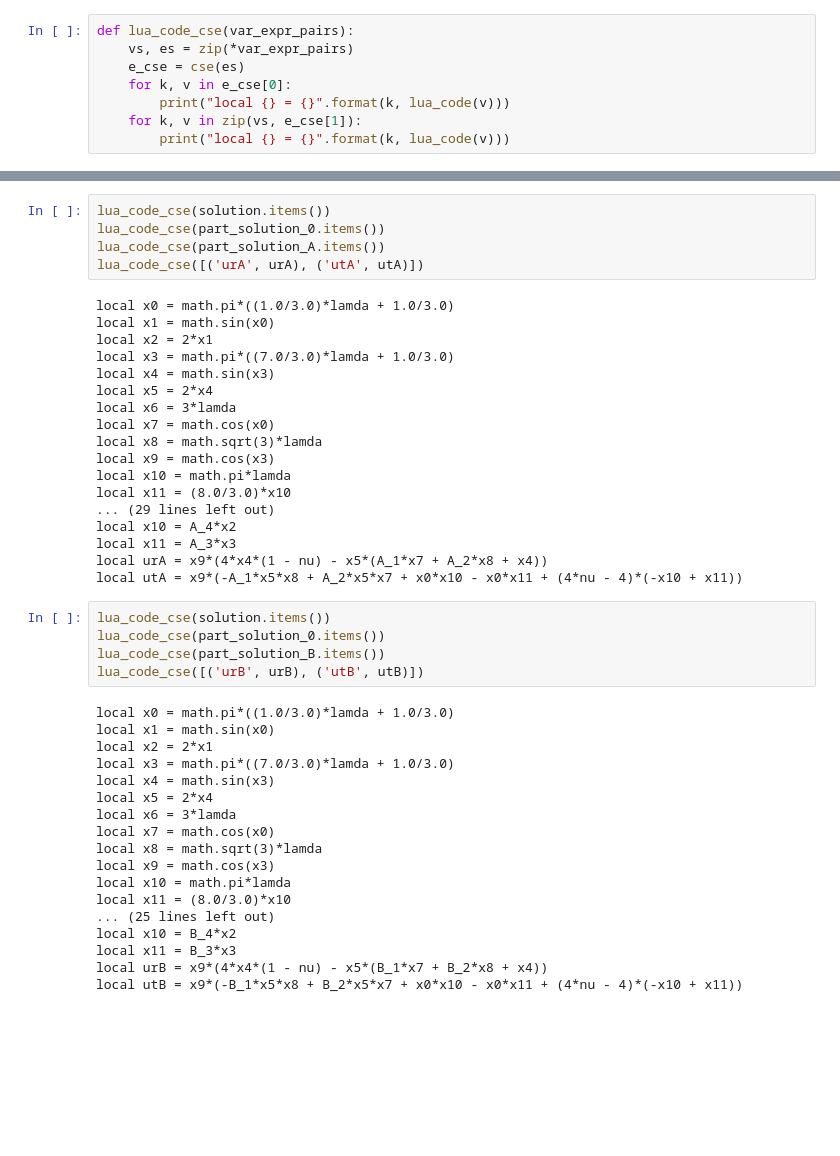
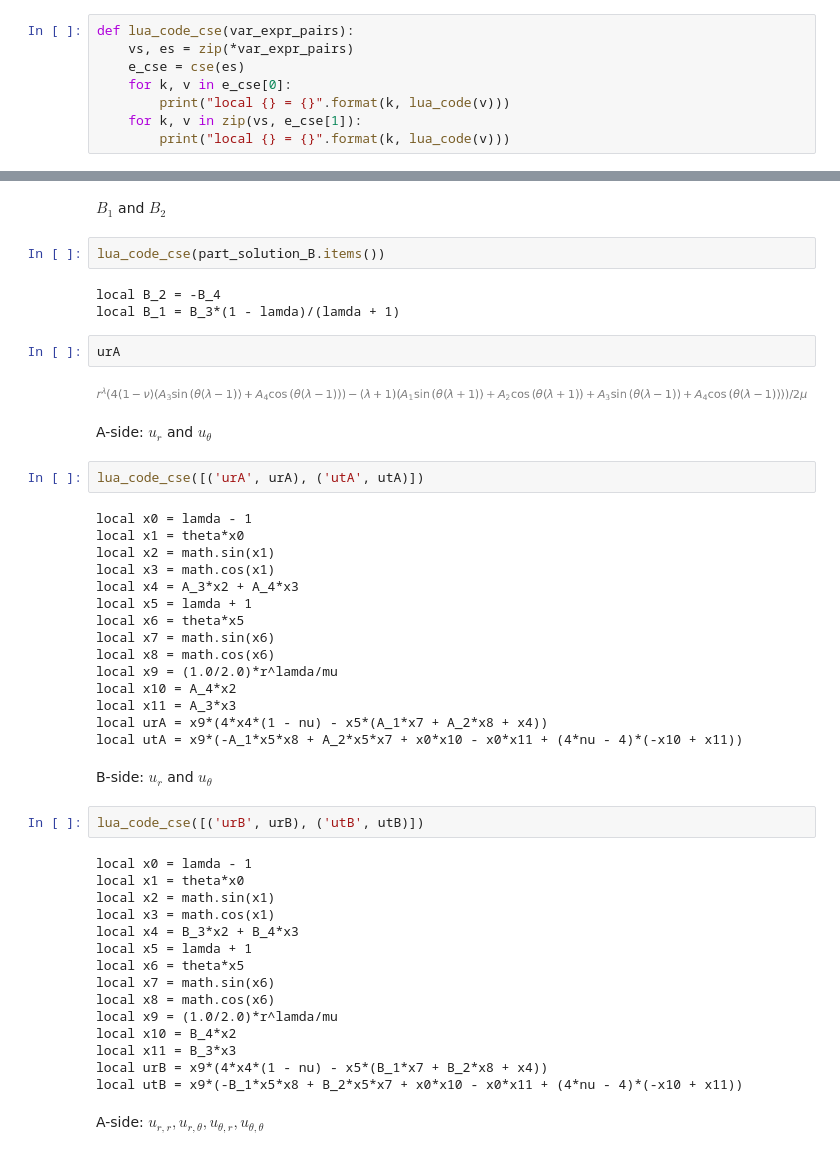
Before and after one commit to TEAR-ERC/tandem, a Jupyter notebook: notebooks/wedge.ipynb, the cells around one changed output, grey strips where cells are left out. Drawn from its saved outputs; the diff is of its cells as text; blank space fills up the shorter version.

```diff
--- a/notebooks/wedge.ipynb
+++ b/notebooks/wedge.ipynb
@@ -322,46 +366,51 @@ def lua_code_cse(var_expr_pairs):
+# %% [markdown]
+$B_1$ and $B_2$
+# %%
+lua_code_cse(part_solution_B.items())
+# %% [output]
+local B_2 = -B_4
+local B_1 = B_3*(1 - lamda)/(lamda + 1)
+# %%
+urA
+# %% [output]
+[figure, added]
+# %% [markdown]
+A-side: $u_r$ and $u_\theta$
 # %%
-lua_code_cse(solution.items())
-lua_code_cse(part_solution_0.items())
-lua_code_cse(part_solution_A.items())
 lua_code_cse([('urA', urA), ('utA', utA)])
 # %% [output]
-local x0 = math.pi*((1.0/3.0)*lamda + 1.0/3.0)
-local x1 = math.sin(x0)
-local x2 = 2*x1
-local x3 = math.pi*((7.0/3.0)*lamda + 1.0/3.0)
-local x4 = math.sin(x3)
-local x5 = 2*x4
-local x6 = 3*lamda
-local x7 = math.cos(x0)
-local x8 = math.sqrt(3)*lamda
-local x9 = math.cos(x3)
-local x10 = math.pi*lamda
-local x11 = (8.0/3.0)*x10
-... (29 lines left out)
+local x0 = lamda - 1
+local x1 = theta*x0
+local x2 = math.sin(x1)
+local x3 = math.cos(x1)
+local x4 = A_3*x2 + A_4*x3
+local x5 = lamda + 1
+local x6 = theta*x5
+local x7 = math.sin(x6)
+local x8 = math.cos(x6)
+local x9 = (1.0/2.0)*r^lamda/mu
 local x10 = A_4*x2
 local x11 = A_3*x3
 local urA = x9*(4*x4*(1 - nu) - x5*(A_1*x7 + A_2*x8 + x4))
 local utA = x9*(-A_1*x5*x8 + A_2*x5*x7 + x0*x10 - x0*x11 + (4*nu - 4)*(-x10 + x11))
+# %% [markdown]
+B-side: $u_r$ and $u_\theta$
 # %%
-lua_code_cse(solution.items())
-lua_code_cse(part_solution_0.items())
-lua_code_cse(part_solution_B.items())
 lua_code_cse([('urB', urB), ('utB', utB)])
 # %% [output]
-local x0 = math.pi*((1.0/3.0)*lamda + 1.0/3.0)
-local x1 = math.sin(x0)
-local x2 = 2*x1
-local x3 = math.pi*((7.0/3.0)*lamda + 1.0/3.0)
-local x4 = math.sin(x3)
-local x5 = 2*x4
-local x6 = 3*lamda
-local x7 = math.cos(x0)
-local x8 = math.sqrt(3)*lamda
-local x9 = math.cos(x3)
-local x10 = math.pi*lamda
-local x11 = (8.0/3.0)*x10
-... (25 lines left out)
+local x0 = lamda - 1
+local x1 = theta*x0
+local x2 = math.sin(x1)
+local x3 = math.cos(x1)
+local x4 = B_3*x2 + B_4*x3
+local x5 = lamda + 1
+local x6 = theta*x5
+local x7 = math.sin(x6)
+local x8 = math.cos(x6)
+local x9 = (1.0/2.0)*r^lamda/mu
 local x10 = B_4*x2
 local x11 = B_3*x3
 local urB = x9*(4*x4*(1 - nu) - x5*(B_1*x7 + B_2*x8 + x4))
 local utB = x9*(-B_1*x5*x8 + B_2*x5*x7 + x0*x10 - x0*x11 + (4*nu - 4)*(-x10 + x11))
+# %% [markdown]
+A-side: $u_{r,r}, u_{r,\theta}, u_{\theta,r}, u_{\theta,\theta}$
```
Also changed, not shown: parts of 12 cells of this notebook, 3 other files.
